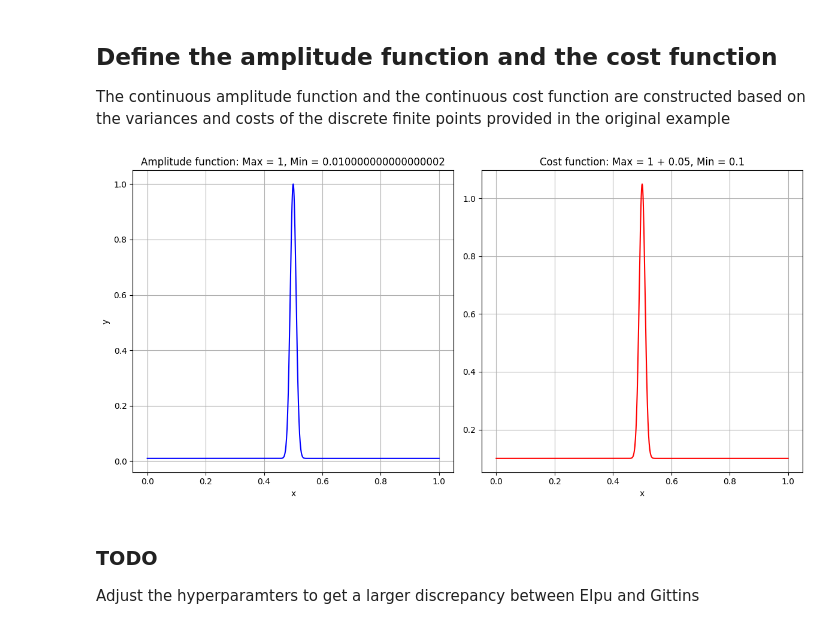
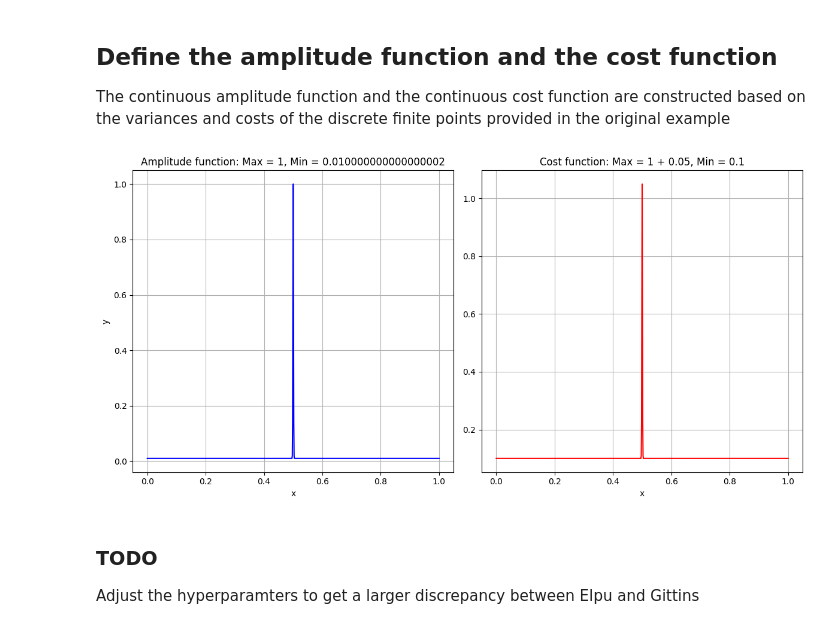
Before and after one commit to QianJaneXie/PandoraBayesOpt, a Jupyter notebook: notebooks/Variable Amplitude.ipynb, the cells around one changed output. Cells and saved outputs as stored; diff of their text form; code cells hidden in the pictures.

```diff
--- a/notebooks/Variable Amplitude.ipynb
+++ b/notebooks/Variable Amplitude.ipynb
@@ -16,7 +16,7 @@ import matplotlib.pyplot as plt
 # Define typical small values for epsilon and delta, and a moderate value for K
 epsilon = 0.1
 delta = 0.05
-K = 100  # Number of points excluding the central point
+K = 1000  # Number of points excluding the central point
 
 # Define the functions for the amplitude and the cost
 def amplitude_function(x):
@@ -31,34 +31,34 @@ def cost_function(x):
     return cost.squeeze(-1)
 
 # Generate x values from 0 to 1
 x_values = torch.linspace(0, 1, 1001, dtype=torch.float64, device=device)
 
 # Generate y values for amplitude function and cost function
 y_values_amplitude = [amplitude_function(x) for x in x_values]
 y_values_cost = [cost_function(x) for x in x_values]
 
 # Plotting the functions
 plt.figure(figsize=(12, 6))
 
 # Plot for amplitude function
 plt.subplot(1, 2, 1)
 plt.plot(x_values, y_values_amplitude, label="Amplitude function", color='blue')
 plt.title(f"Amplitude function: Max = 1, Min = {epsilon**2}")
 plt.xlabel("x")
 plt.ylabel("y")
 plt.grid(True)
 
 # Plot for cost function
 plt.subplot(1, 2, 2)
 plt.plot(x_values, y_values_cost, label="Cost function", color='red')
 plt.title(f"Cost function: Max = 1 + {delta}, Min = {epsilon}")
 plt.xlabel("x")
 plt.grid(True)
 
 plt.tight_layout()
 plt.show()
 # %% [output]
-[figure, old version]
+[figure, new version]
 # %% [markdown]
 ### TODO
 Adjust the hyperparamters to get a larger discrepancy between EIpu and Gittins
```
Also changed, not shown: parts of 12 cells of this notebook, 3 other files.
